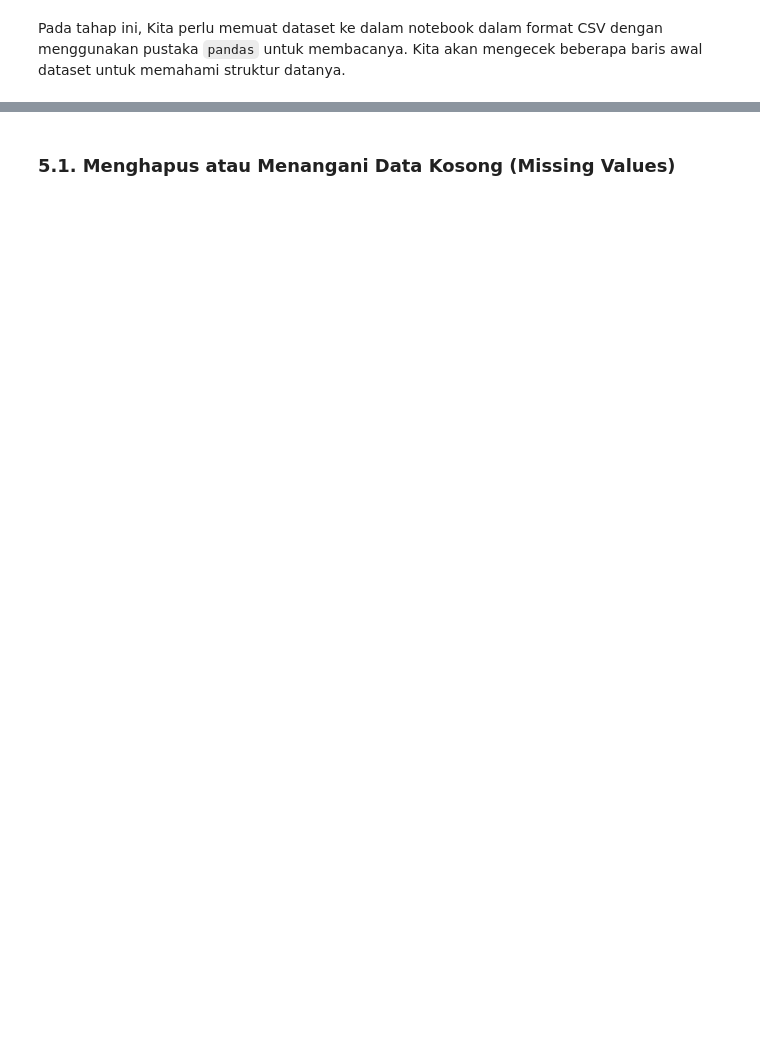
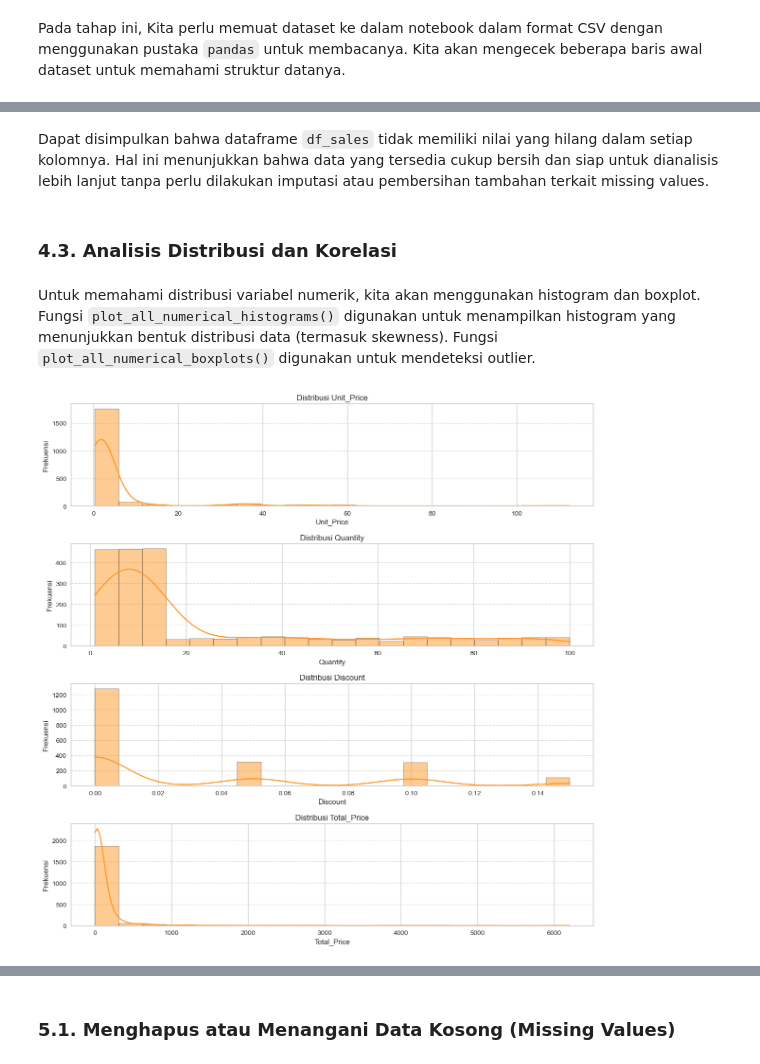
Before and after one commit to alouvre/BMLUP_DicodingSubmission_ProyekMembangunMachineLearning, a Jupyter notebook: [Clustering-1] Submission Akhir BMLP_Alifia Mustika Sari.ipynb, the cells around one changed output, grey strips where cells are left out. Cells and saved outputs as stored; diff of their text form; code cells hidden in the pictures; blank space fills up the shorter version.

```diff
--- a/[Clustering-1] Submission Akhir BMLP_Alifia Mustika Sari.ipynb
+++ b/[Clustering-1] Submission Akhir BMLP_Alifia Mustika Sari.ipynb
@@ -128,0 +195,36 @@ memory usage: 755.3+ MB
+# %% [markdown]
+Dapat disimpulkan bahwa dataframe `df_sales` tidak memiliki nilai yang hilang dalam setiap kolomnya. Hal ini menunjukkan bahwa data yang tersedia cukup bersih dan siap untuk dianalisis lebih lanjut tanpa perlu dilakukan imputasi atau pembersihan tambahan terkait missing values.
+# %% [markdown]
+### **4.3. Analisis Distribusi dan Korelasi**
+# %% [markdown]
+Untuk memahami distribusi variabel numerik, kita akan menggunakan histogram dan boxplot.
+Fungsi `plot_all_numerical_histograms()` digunakan untuk menampilkan histogram yang menunjukkan bentuk distribusi data (termasuk skewness). Fungsi `plot_all_numerical_boxplots()` digunakan untuk mendeteksi outlier.
+# %%
+def plot_all_numerical_histograms(df):
+    """
+    Menampilkan histogram untuk semua fitur numerik dalam DataFrame.
+
+    Parameters:
+        df (DataFrame): DataFrame yang berisi data numerik.
+    """
+    # Custom palette
+    custom_palette = sns.color_palette("YlOrBr", 3)  # Ambil 3 warna
+
+    numeric_cols = df.select_dtypes(include=['number']).columns  # Memilih kolom numerik
+
+    plt.figure(figsize=(12, len(numeric_cols) * 3))  # Menyesuaikan ukuran plot
+
+    for i, col in enumerate(numeric_cols, 1):
+        plt.subplot(len(numeric_cols), 1, i)
+        sns.histplot(df[col], bins=20, kde=True, color=custom_palette[1])  # Histogram dengan KDE
+        plt.title(f'Distribusi {col}')
+        plt.xlabel(col)
+        plt.ylabel('Frekuensi')
+        plt.grid(axis='y', linestyle='--', alpha=0.7)
+
+    plt.tight_layout()
+    plt.show()
+
+plot_all_numerical_histograms(df_sales)
+# %% [output]
+[figure, added]
```
Also changed, not shown: parts of 26 cells of this notebook.
